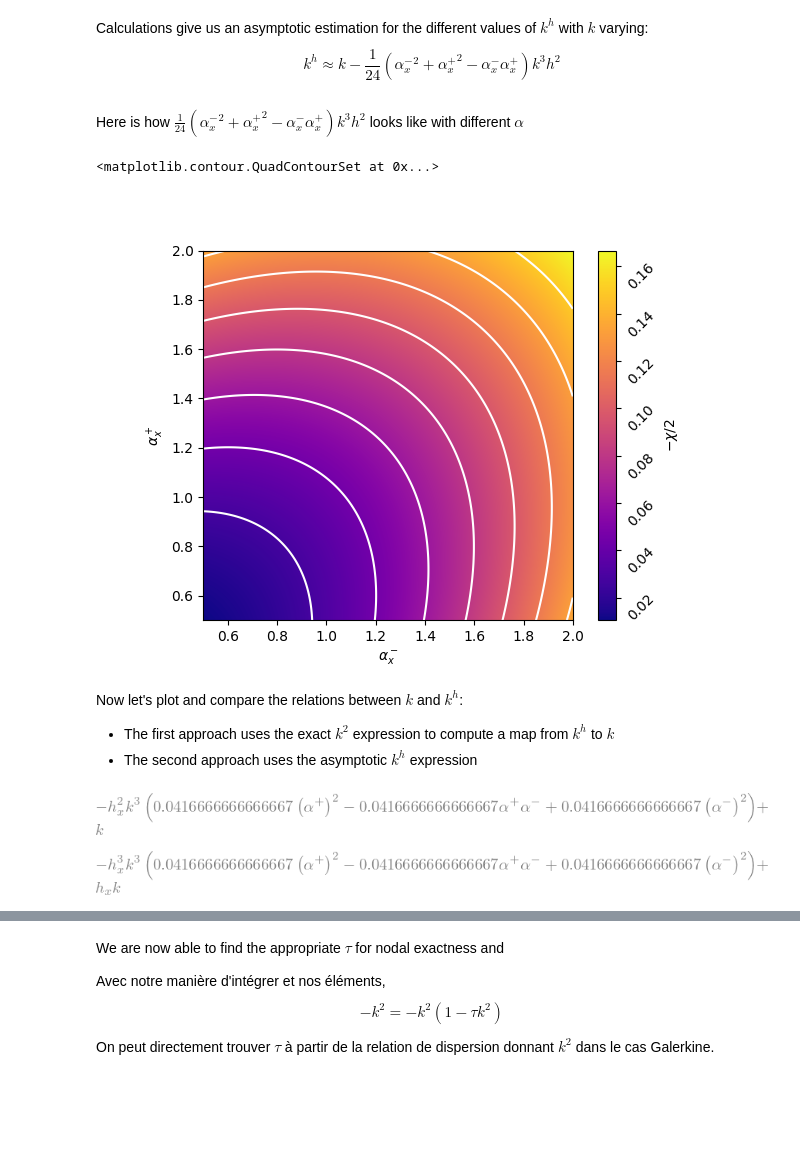
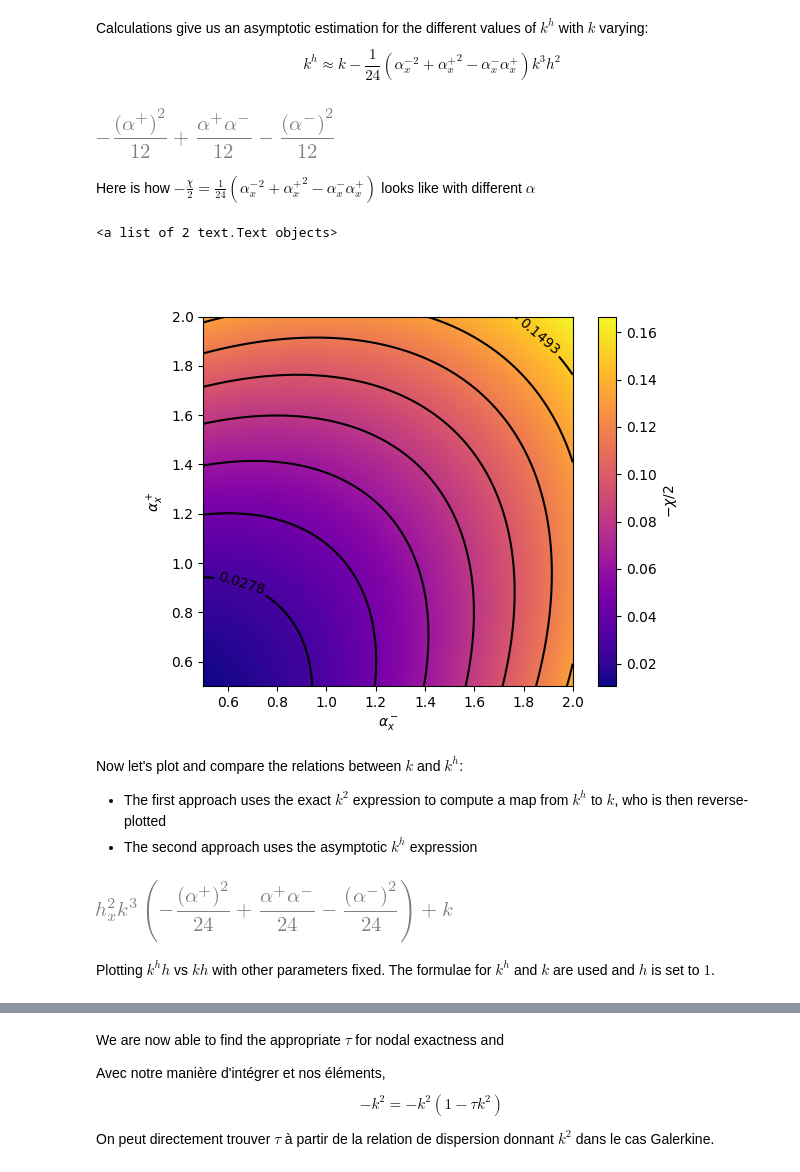
Before and after one commit to vitaldenodrest/greenwich, a Jupyter notebook: M0/1D/notebook1D.ipynb, the cells around one changed output, grey strips where cells are left out. Cells and saved outputs as stored; diff of their text form; code cells hidden in the pictures; blank space fills up the shorter version.

```diff
--- a/M0/1D/notebook1D.ipynb
+++ b/M0/1D/notebook1D.ipynb
@@ -232,8 +230,14 @@ Calculations give us an asymptotic estimation for the different values of $k^h$
 $$
 k^h \approx k - \frac{1}{24} \left({\alpha_x^{-}}^2 + {\alpha_x^{+}}^2 - \alpha_x^{-} \alpha_x^{+}\right) k^3 h^2
 $$
+# %%
+chi = (sp.sympify(-1)/sp.sympify(12)) * (alpha_["-"]**2 + alpha_["+"]**2 - alpha_["-"]*alpha_["+"])
+chi_func = sp.lambdify(expr=chi, args=[alpha_["-"], alpha_["+"]])
+disp.display(chi)
+# %% [output]
+[figure, added]
 # %% [markdown]
-Here is how $\frac{1}{24} \left({\alpha_x^{-}}^2 + {\alpha_x^{+}}^2 - \alpha_x^{-} \alpha_x^{+}\right) k^3 h^2$ looks like with different $\alpha$
+Here is how $ - \frac{\chi}{2} = \frac{1}{24} \left( {\alpha_x^{-}}^2 + {\alpha_x^{+}}^2 - \alpha_x^{-} \alpha_x^{+} \right)$ looks like with different $\alpha$
 # %%
 # Parameters
 num=1000
@@ -249,7 +253,7 @@ X, Y = alpha_range, alpha_range
 X_mesh, Y_mesh = np.meshgrid(X, Y)
 
 # Computing the coefficient
-COEFF = (1/24) * (np.square(ALPHA_M) + np.square(ALPHA_P) - np.multiply(ALPHA_M, ALPHA_P))
+COEFF = - chi_func(ALPHA_M, ALPHA_P) / 2
 
 # Creating the figure and the axes
 fig, ax = plt.subplots()
@@ -258,40 +262,36 @@ fig, ax = plt.subplots()
 im = ax.imshow(COEFF, extent=(alpha_min, alpha_max, alpha_min, alpha_max), cmap=plt.get_cmap('plasma'), aspect='equal', origin='lower')
 
 # Colorbar
-cbar = ax.figure.colorbar(im, ax=ax, label=r"$- \chi / 2$")
-cbar.ax.tick_params(rotation=45)
+cbar = ax.figure.colorbar(im, ax=ax)
+cbar.set_label(label=r"$- \chi /2$")
 
-#
+# x and y labels
 ax.set_xlabel(r"$\alpha_x^-$")
 ax.set_ylabel(r"$\alpha_x^+$")
 
-#
-ax.contour(X_mesh, Y_mesh, COEFF, np.linspace(COEFF.min(), COEFF.max(), 10), colors='white', linewidths=1.5)
+# Contour lines
+levels = np.linspace(COEFF.min(), COEFF.max(), 10)
+contour = ax.contour(X_mesh, Y_mesh, COEFF, levels, colors='black', linewidths=1.5)
+
+# Contour labels
+ax.clabel(contour, levels=levels[[1, 8]])
 # %% [output]
-<matplotlib.contour.QuadContourSet at 0x...>
+<a list of 2 text.Text objects>
-[figure, old version]
+[figure, new version]
 # %% [markdown]
 Now let's plot and compare the relations between $k$ and $k^h$:
-- The first approach uses the exact $k^2$ expression to compute a map from $k^h$ to $k$
+- The first approach uses the exact $k^2$ expression to compute a map from $k^h$ to $k$, who is then reverse-plotted
 - The second approach uses the asymptotic $k^h$ expression
 # %%
 # Exact kh -> k
 exact_k_func = sp.lambdify(args=[h_x_["-"], h_x_["+"], kh], expr=sp.sqrt(k2_G))
 
-# Exact kh*h -> k*h
-exact_kxh = 0
-
 # Asymptotic k -> kh
-kh_G_asymptotic = k - (sp.sympify(1/24) * (alpha_["-"]**2 + alpha_["+"]**2 - alpha_["-"]*alpha_["+"]) * (k**3 * h_x**2))
+kh_G_asymptotic = k + chi/2 * (k**3 * h_x**2)
 disp.display(kh_G_asymptotic)
 asymptotic_kh_func = sp.lambdify(args=[alpha_["-"], alpha_["+"], h_x, k], expr=kh_G_asymptotic)
-
-# Asymptotic k*h -> kh*h
-khh_G_asymptotic = k*h_x - (sp.sympify(1/24) * (alpha_["-"]**2 + alpha_["+"]**2 - alpha_["-"]*alpha_["+"]) * (k * h_x)**3)
-disp.display(khh_G_asymptotic)
-khh_G_asymptotic = khh_G_asymptotic.subs
-khh_G_asymptotic_func = sp.lambdify(args=[alpha_["-"], alpha_["+"], h_x, k], expr=kh_G_asymptotic)
 # %% [output]
-[figure, old version]
+[figure, new version]
-[figure, removed]
+# %% [markdown]
+Plotting $k^hh$ vs $kh$ with other parameters fixed. The formulae for $k^h$ and $k$ are used and $h$ is set to $1$.
 # %%
```
Also changed, not shown: parts of 12 cells of this notebook, 2 other files.
